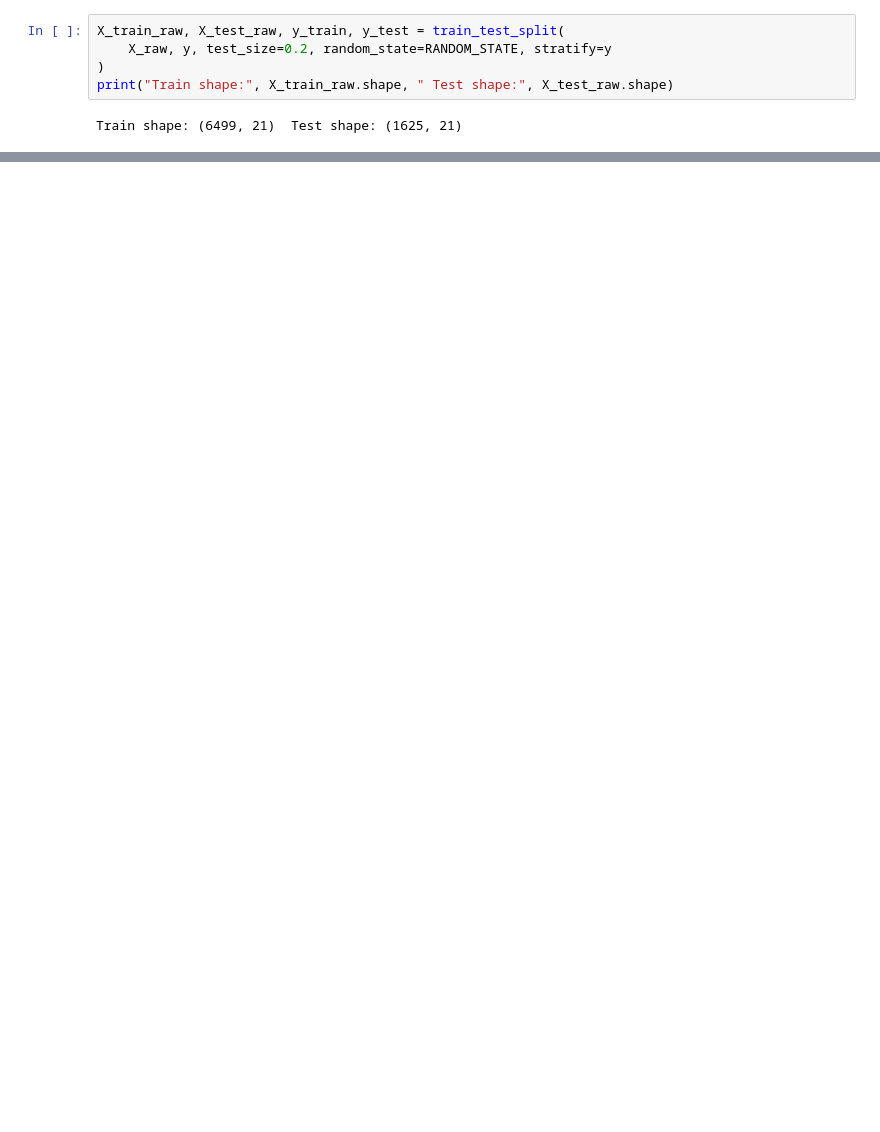
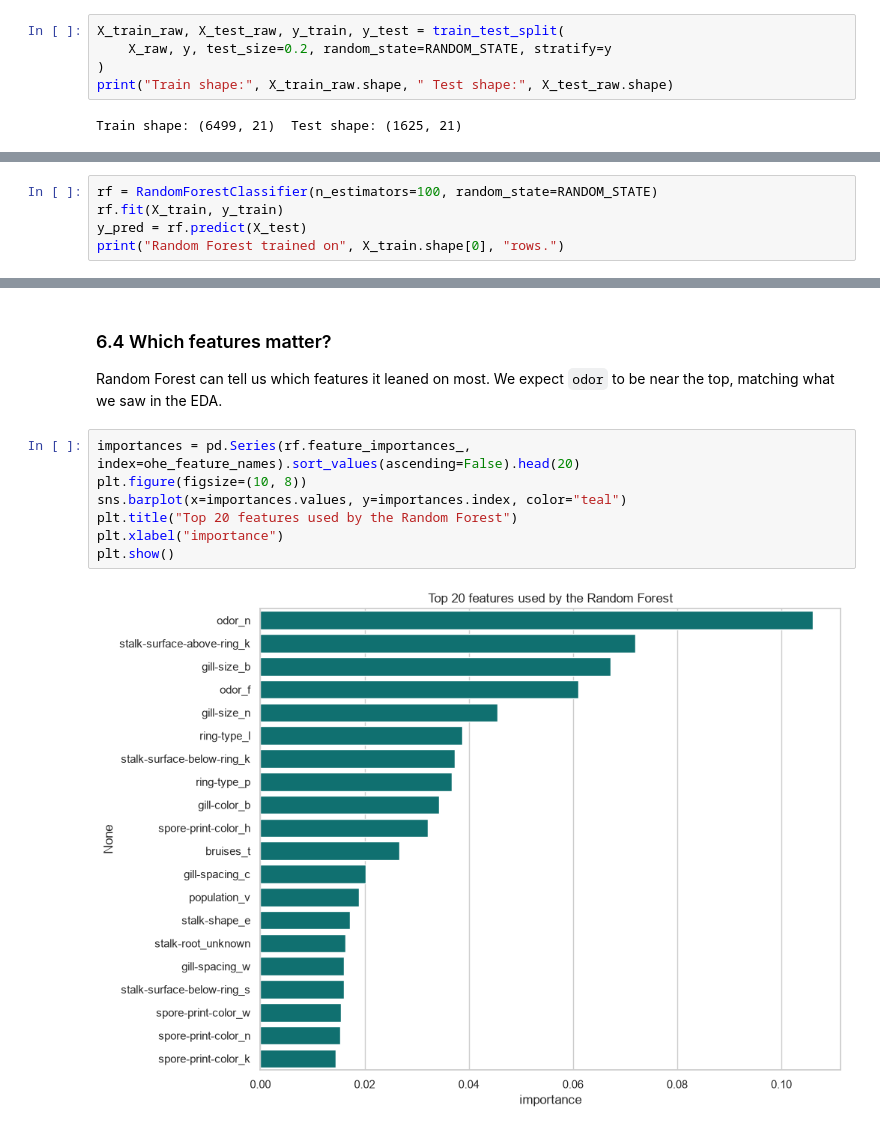
Before and after one commit to WillardDev/Mushroom_Classification, a Jupyter notebook: mushroom_classification.ipynb, the cells around one changed output, grey strips where cells are left out. Drawn from its saved outputs; the diff is of its cells as text; blank space fills up the shorter version.

```diff
--- a/mushroom_classification.ipynb
+++ b/mushroom_classification.ipynb
@@ -599,0 +276,5 @@ independently collected data before trusting it for any real decision.
+# %%
+rf = RandomForestClassifier(n_estimators=100, random_state=RANDOM_STATE)
+rf.fit(X_train, y_train)
+y_pred = rf.predict(X_test)
+print("Random Forest trained on", X_train.shape[0], "rows.")
@@ -599,0 +336,14 @@ independently collected data before trusting it for any real decision.
+# %% [markdown]
+### 6.4 Which features matter?
+
+Random Forest can tell us which features it leaned on most. We expect `odor` to be
+near the top, matching what we saw in the EDA.
+# %%
+importances = pd.Series(rf.feature_importances_, index=ohe_feature_names).sort_values(ascending=False).head(20)
+plt.figure(figsize=(10, 8))
+sns.barplot(x=importances.values, y=importances.index, color="teal")
+plt.title("Top 20 features used by the Random Forest")
+plt.xlabel("importance")
+plt.show()
+# %% [output]
+[figure, added]
```
Also changed, not shown: parts of 72 cells of this notebook, 1 other file.
